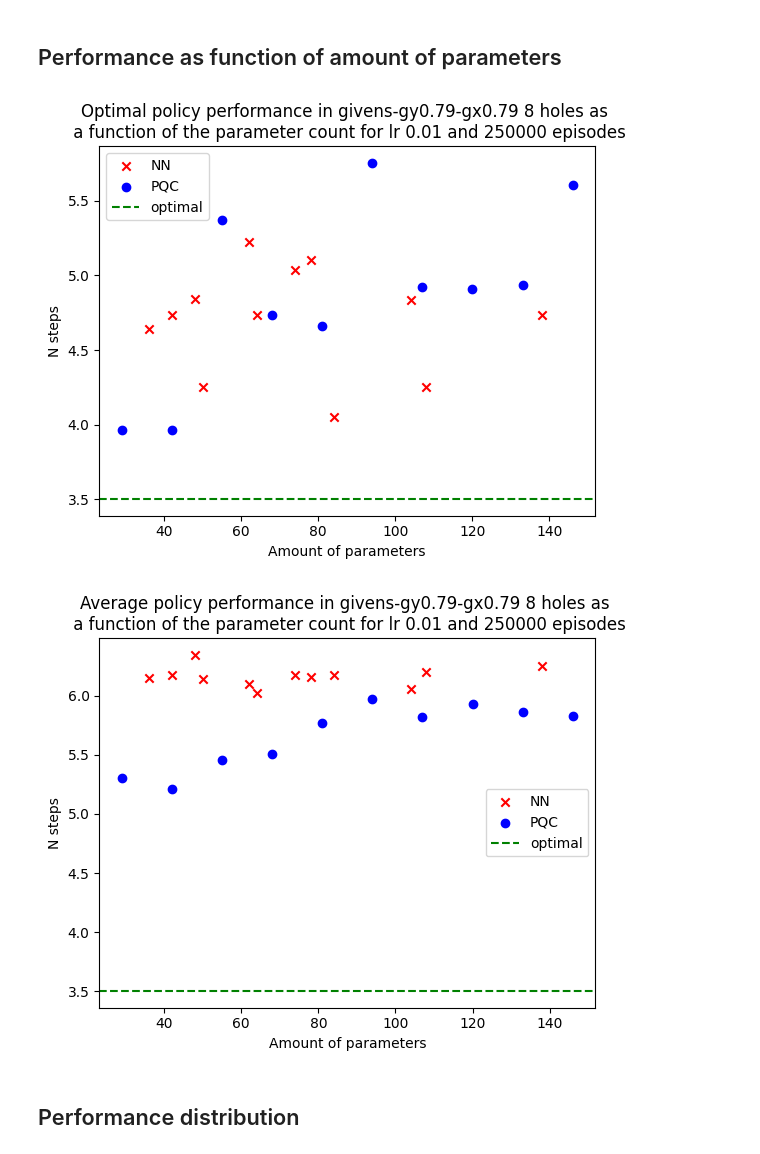
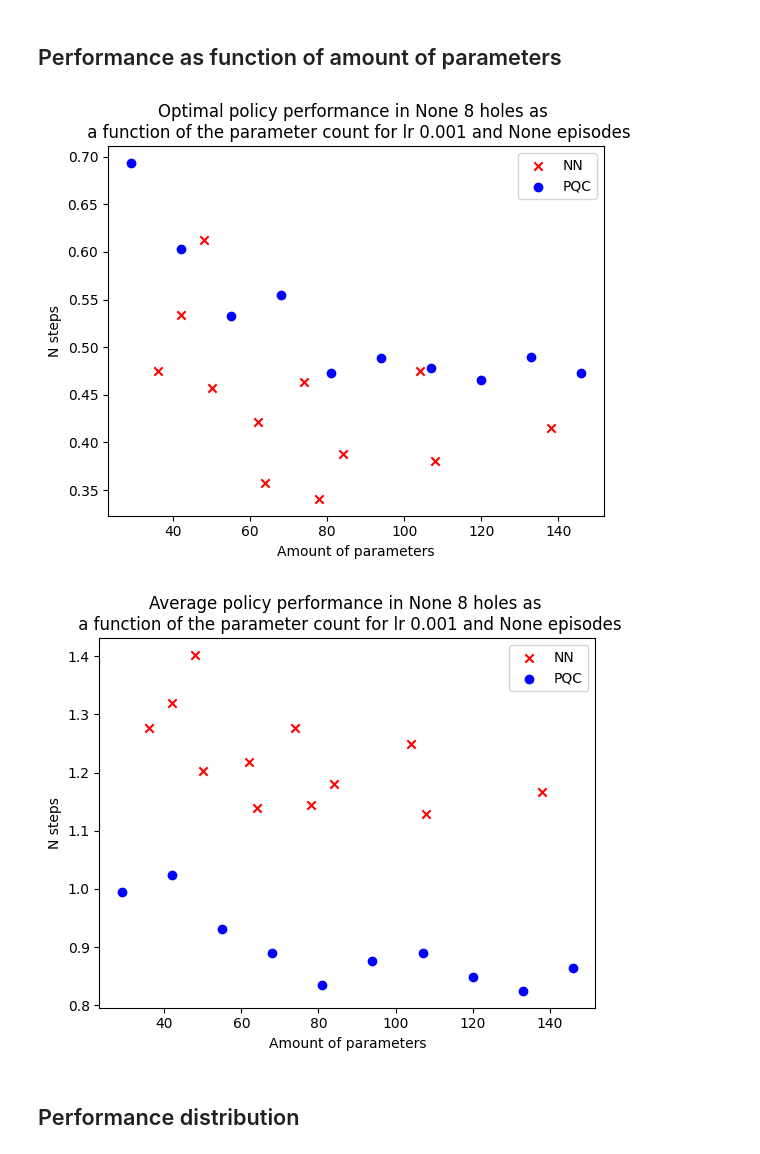
Before and after one commit to JesseBosman/QRL-Thesis, a Jupyter notebook: results.ipynb, the cells around one changed output. Saved outputs shown, nothing was run; the diff lists cells and outputs as text; code cells hidden in the pictures.

```diff
--- a/results.ipynb
+++ b/results.ipynb
@@ -95,0 +100,11 @@ givens-gy0.79-gx0.79 & 3.503600 & [4, 7, 4, 1, 7, 2, 7, 1, 7, 3] & 3 \\
+# %%
+df_PQC_normed = df_PQC.copy(deep = True)
+df_NN_normed = df_NN.copy(deep = True)
+envs = np.unique(df_PQC["environment"])
+for n in [5,6,7,8]:
+    random = df_optimal[df_optimal["n_holes"]==n]["random"].values[0]
+    for env in envs:
+
+        optimal = df_optimal[(df_optimal["n_holes"]==n) & (df_optimal["environment"]==env)]["performance"].values[0]
+        df_PQC_normed.loc[(df_PQC_normed["n_holes"]==n) & (df_PQC_normed["environment"]==env),["best_performance", "std_best_performance", "mean_performance", "std_mean_performance", "std_std_performance", "best_policy_math_avg"]] = (df_PQC_normed[(df_PQC_normed["n_holes"]==n) & (df_PQC_normed["environment"]==env)][["best_performance", "std_best_performance", "mean_performance", "std_mean_performance", "std_std_performance", "best_policy_math_avg"]].values- optimal)/(random-optimal)
+        df_NN_normed.loc[(df_NN_normed["n_holes"]==n) &(df_NN_normed["environment"]==env),["best_performance", "std_best_performance", "mean_performance", "std_mean_performance", "std_std_performance", "best_policy_math_avg"]] = (df_NN_normed[(df_NN_normed["n_holes"]==n) & (df_NN_normed["environment"]==env)][["best_performance", "std_best_performance", "mean_performance", "std_mean_performance", "std_std_performance", "best_policy_math_avg"]].values- optimal)/(random-optimal)
@@ -193,7 +216,7 @@ for lr 0.001 and 250000 eps, there are 160 models
 # %% [markdown]
 ## Performance as function of amount of parameters
 # %%
-def plot_best_performance_and_mean_per_params(df_NN, df_PQC, env_name, n_holes, lr = None, n_eps = None, optimal_performance = None):
+def plot_best_performance_and_mean_per_params(df_NN, df_PQC, env_name, n_holes, lr = None, n_eps = None, optimal_performance = None, normalize = True):
 
     data_NN, data_PQC = select_data(df_NN, df_PQC, env_name, n_holes, lr, n_eps)
 
@@ -230,39 +253,39 @@ def plot_best_performance_and_mean_per_params(df_NN, df_PQC, env_name, n_holes,
     if optimal_performance is not None:
         plt.axhline(y = optimal_performance, linestyle = "dashed", color = 'g', label = "optimal")
 
     plt.xlabel("Amount of parameters")
     plt.ylabel("N steps")
     plt.title(f"Optimal policy performance in {env_name} {n_holes} holes as \n a function of the parameter count for lr {lr} and {n_eps} episodes")
     plt.legend()
     plt.show()
 
     plt.scatter(different_parameter_counts_NN, avg_mean_performances_NN, marker= "x", color = "r", label = "NN")
     plt.scatter(different_parameter_counts_PQC, avg_mean_performances_PQC, marker= "o", color = "b", label = "PQC")
 
     if optimal_performance is not None:
         plt.axhline(y = optimal_performance, linestyle = "dashed", color = 'g', label = "optimal")
 
     plt.xlabel("Amount of parameters")
     plt.ylabel("N steps")
     plt.title(f"Average policy performance in {env_name} {n_holes} holes as \n a function of the parameter count for lr {lr} and {n_eps} episodes")
     plt.legend()
     plt.show()
 
     pass
 
 # eerste resultaten:
 
 # set 1
-env_name = "givens-gy0.79-gx0.79"
-lr = 0.01
-n_eps = 250000
+env_name = None
+lr = 0.001
+n_eps = None
 n_holes = 8
 
 
-plot_best_performance_and_mean_per_params(df_NN, df_PQC, env_name, n_holes, lr, n_eps, optimal_performance= df_optimal[df_optimal["environment"]==env_name][df_optimal["n_holes"]==n_holes]["performance"].values[0])
+plot_best_performance_and_mean_per_params(df_NN_normed, df_PQC_normed, env_name, n_holes, lr, n_eps, optimal_performance= None)
 # %% [output]
-[figure, old version]
+[figure, new version]
-[figure, old version]
+[figure, new version]
 # %% [markdown]
 ## Performance distribution
 # %%
```
Also changed, not shown: parts of 4 cells of this notebook, 2 other files.
